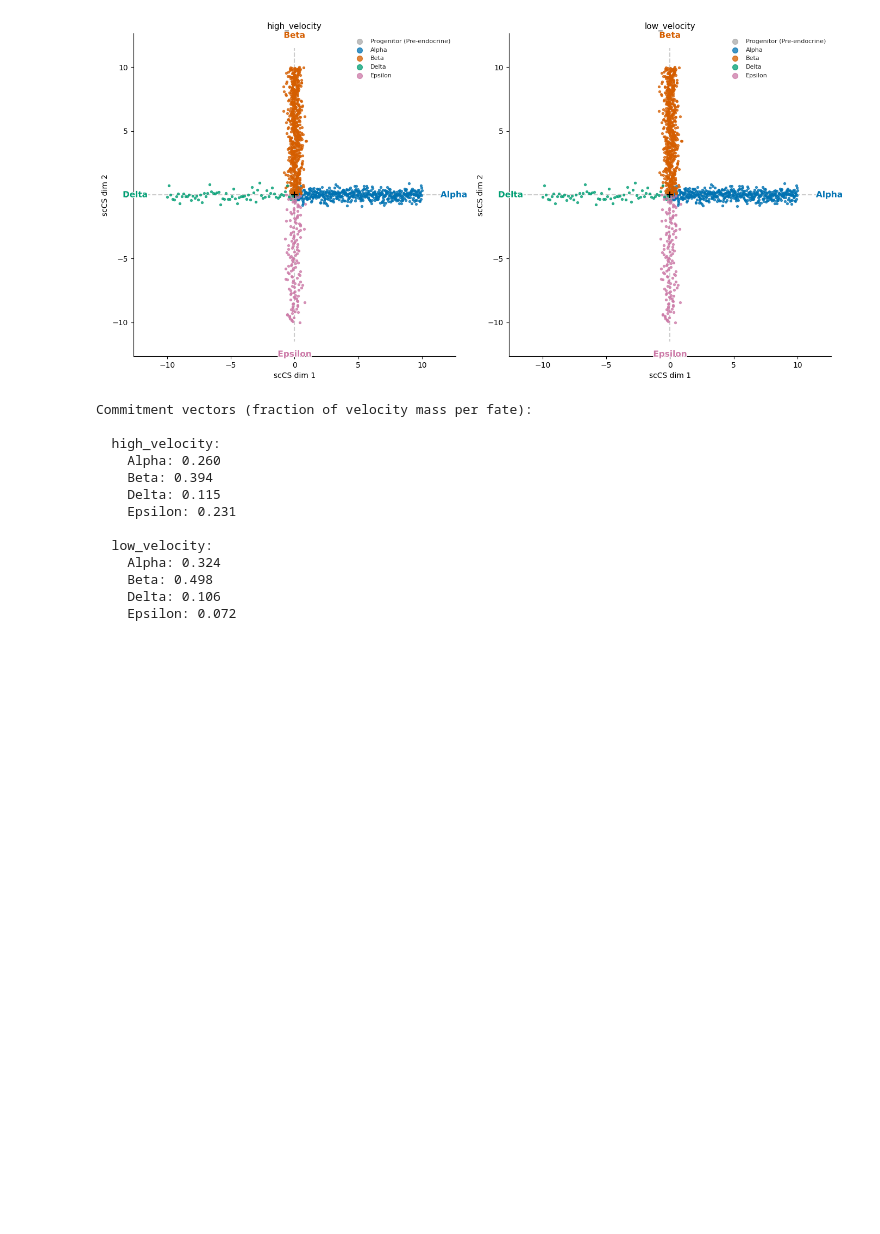
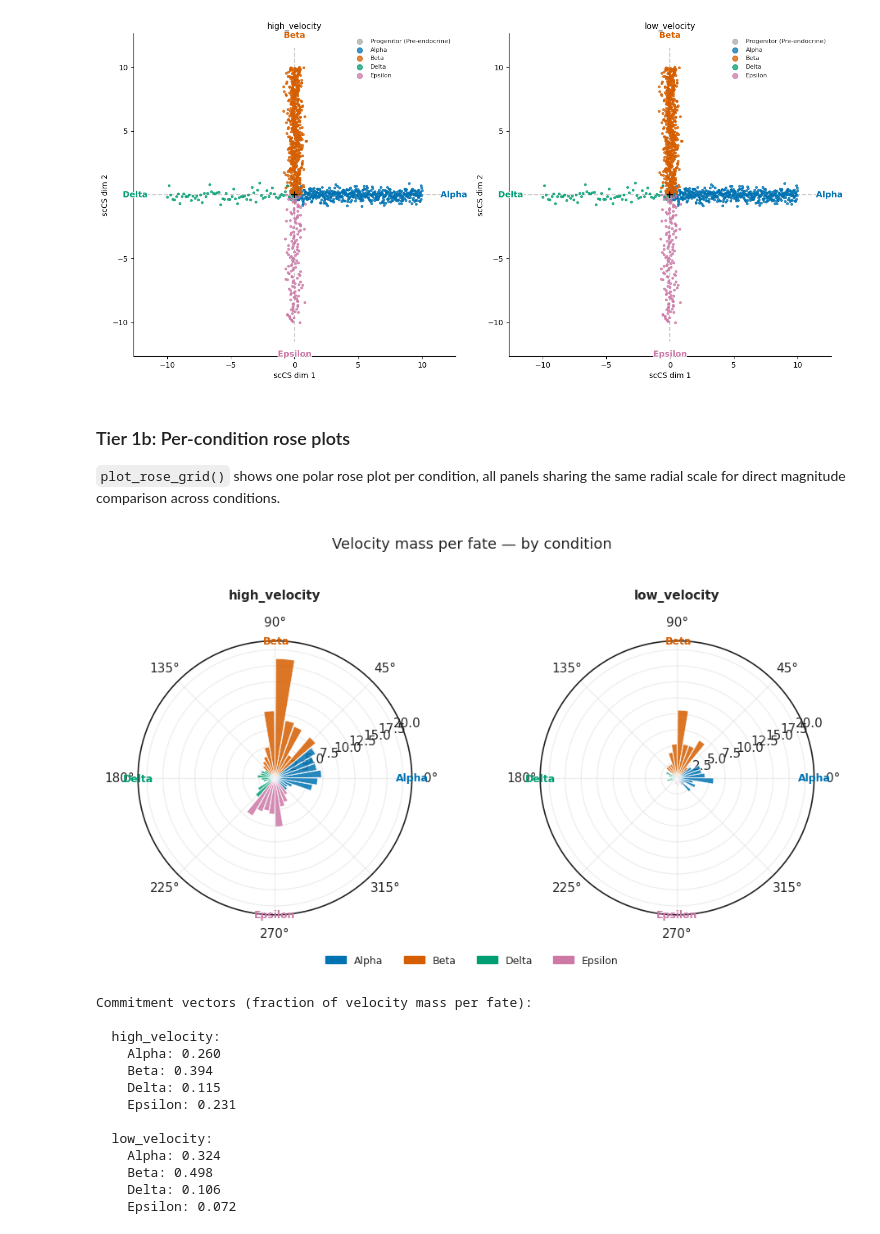
Before and after one commit to mcrewcow/scCS, a Jupyter notebook: docs/source/scCS_tutorial_pairwise_comparison.ipynb, the cells around one changed output. Saved outputs shown, nothing was run; the diff lists cells and outputs as text; code cells hidden in the pictures; blank space fills up the shorter version.

```diff
--- a/docs/source/scCS_tutorial_pairwise_comparison.ipynb
+++ b/docs/source/scCS_tutorial_pairwise_comparison.ipynb
@@ -284,6 +312,22 @@ plt.tight_layout()
 plt.show()
 # %% [output]
 [figure]
+# %% [markdown]
+### Tier 1b: Per-condition rose plots
+
+`plot_rose_grid()` shows one polar rose plot per condition, all panels sharing the same
+radial scale for direct magnitude comparison across conditions.
+# %%
+# Per-condition rose plots (shared radial scale)
+fig = mscorer.plot_rose_grid(
+    results,
+    figsize_per_panel=(5, 5),
+    title="Velocity mass per fate — by condition",
+)
+plt.tight_layout()
+plt.show()
+# %% [output]
+[figure, added]
 # %%
 # Commitment vectors per condition
 print("Commitment vectors (fraction of velocity mass per fate):")
```
Also changed, not shown: parts of 21 cells of this notebook, 18 other files.
